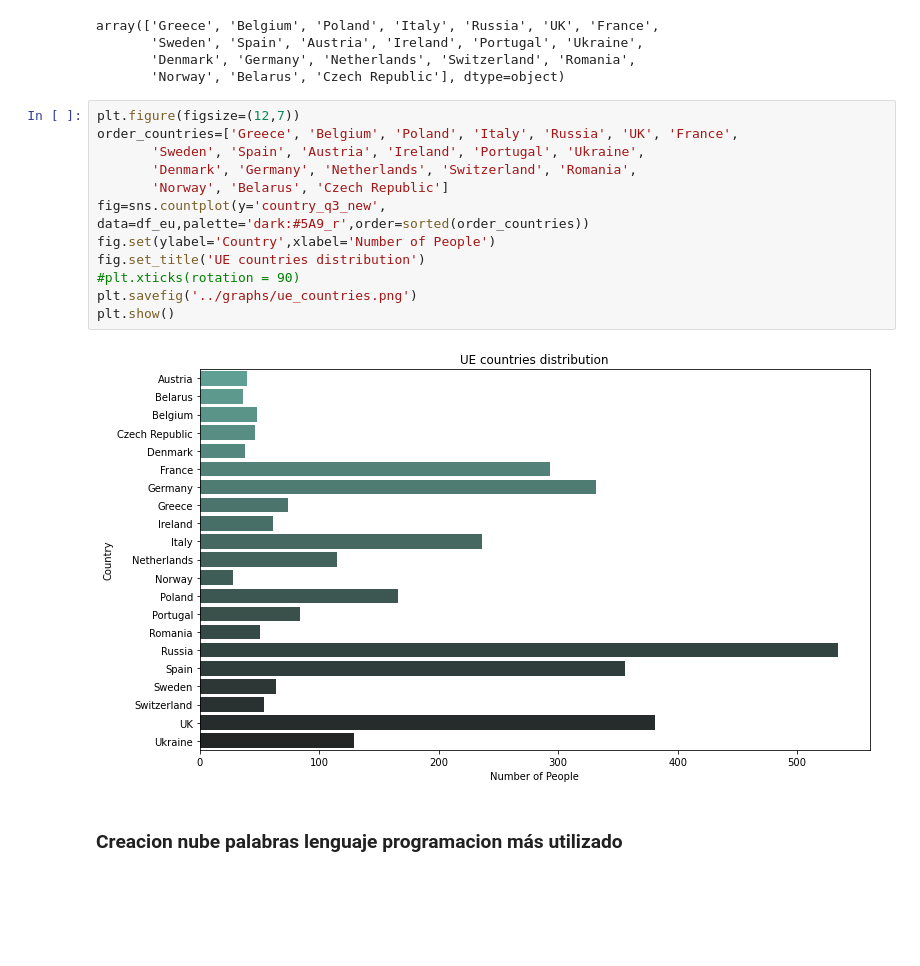
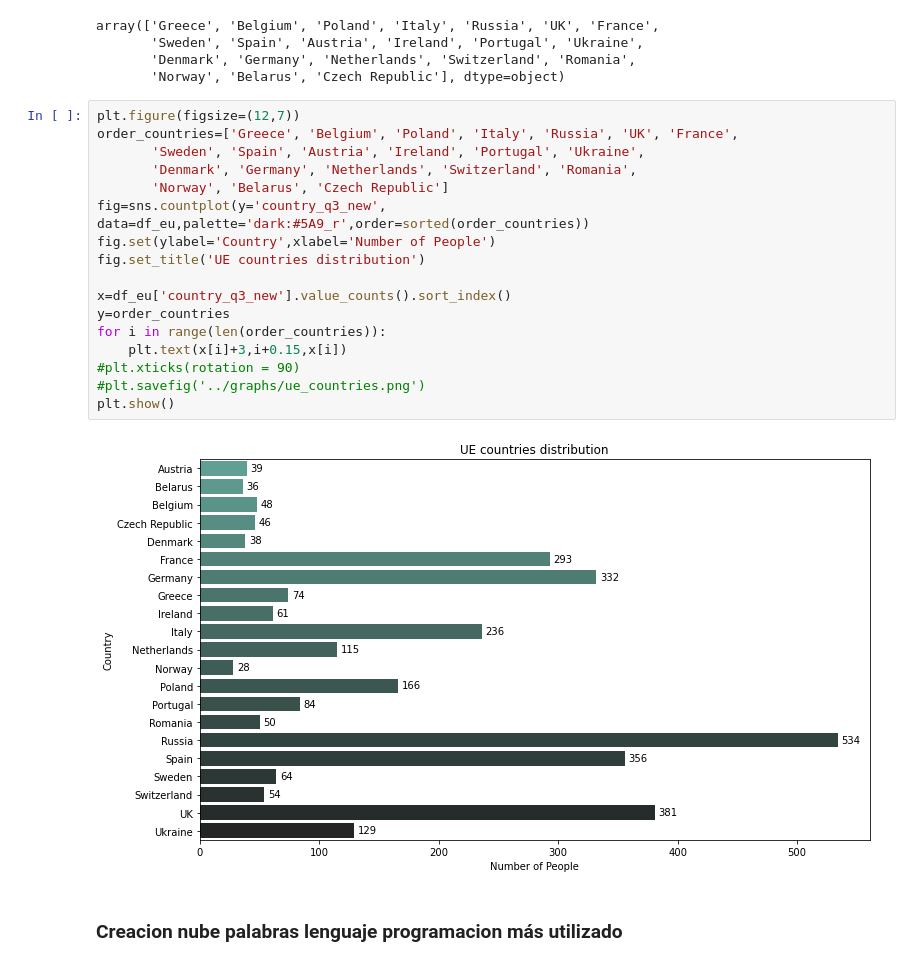
Before and after one commit to Adalab/project-da-promo-c-module-2-team-1, a Jupyter notebook: code/code_sonia_europe.ipynb, the cells around one changed output. Cells and saved outputs as stored; diff of their text form; blank space fills up the shorter version.

```diff
--- a/code/code_sonia_europe.ipynb
+++ b/code/code_sonia_europe.ipynb
@@ -64,17 +64,22 @@ array(['Greece', 'Belgium', 'Poland', 'Italy', 'Russia', 'UK', 'France',
 # %%
 plt.figure(figsize=(12,7))
 order_countries=['Greece', 'Belgium', 'Poland', 'Italy', 'Russia', 'UK', 'France',
        'Sweden', 'Spain', 'Austria', 'Ireland', 'Portugal', 'Ukraine',
        'Denmark', 'Germany', 'Netherlands', 'Switzerland', 'Romania',
        'Norway', 'Belarus', 'Czech Republic']
 fig=sns.countplot(y='country_q3_new', data=df_eu,palette='dark:#5A9_r',order=sorted(order_countries))
 fig.set(ylabel='Country',xlabel='Number of People')
 fig.set_title('UE countries distribution')
+
+x=df_eu['country_q3_new'].value_counts().sort_index()
+y=order_countries
+for i in range(len(order_countries)):
+    plt.text(x[i]+3,i+0.15,x[i])
 #plt.xticks(rotation = 90)
-plt.savefig('../graphs/ue_countries.png')
+#plt.savefig('../graphs/ue_countries.png')
 plt.show()
 # %% [output]
-[figure, old version]
+[figure, new version]
 # %% [markdown]
 ### Creacion nube palabras lenguaje programacion más utilizado
 # %%
```
Also changed, not shown: parts of 6 cells of this notebook, 10 other files.
